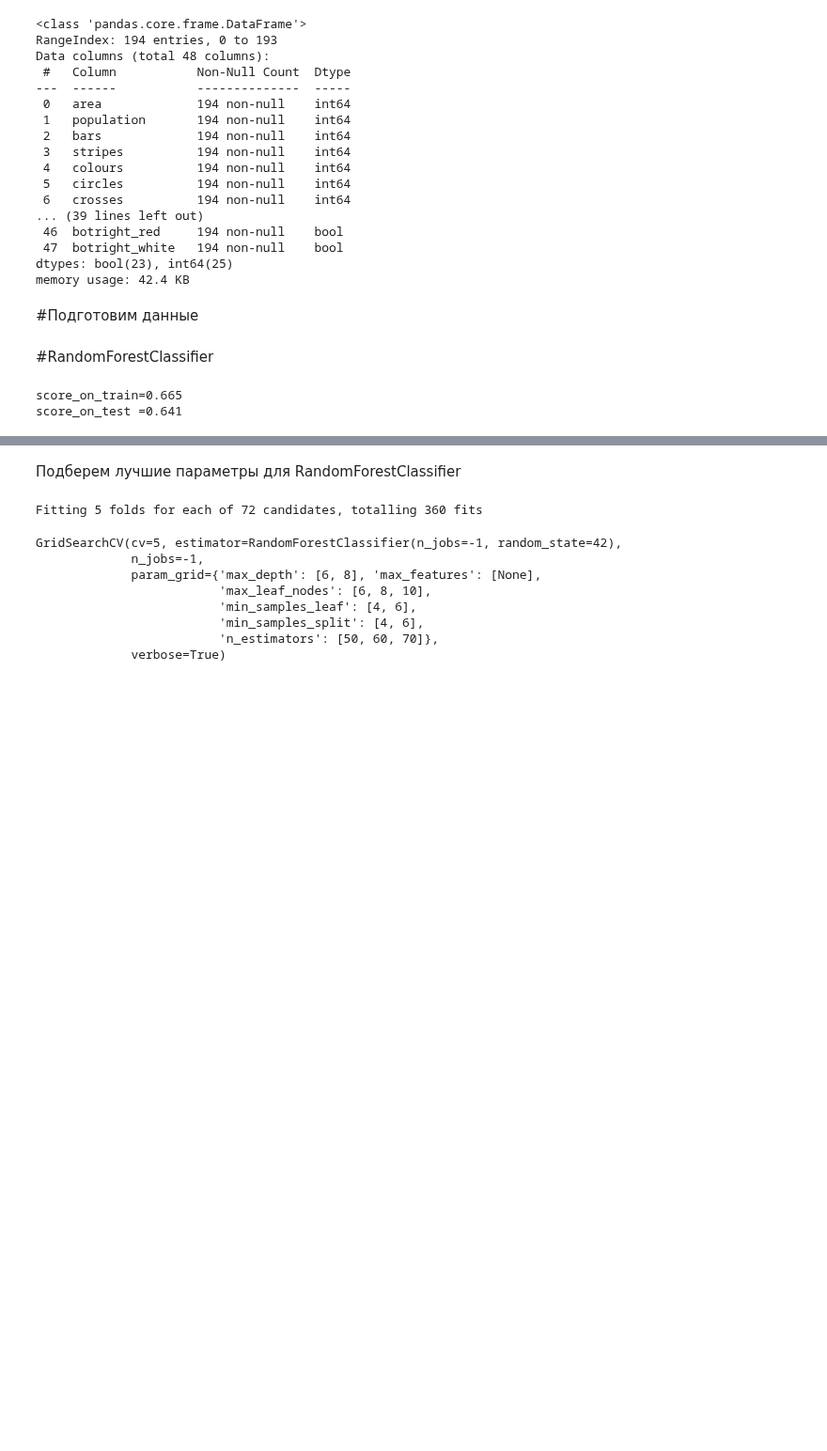
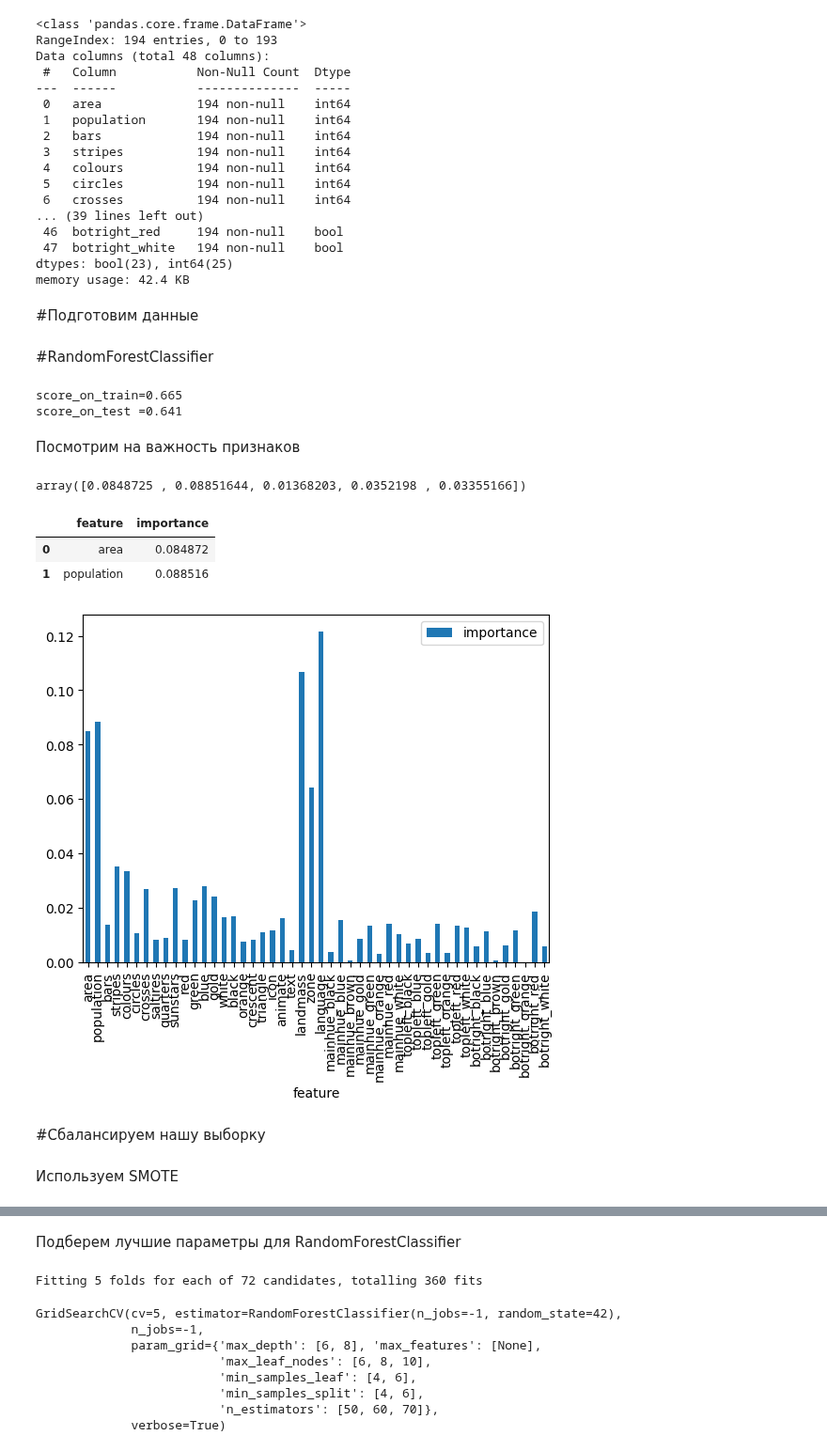
Before and after one commit to desve/AML-54, a Jupyter notebook: 16 Лабораторная работа по курсу/16 Homework_.ipynb, the cells around one changed output, grey strips where cells are left out. Shown at 94% size. Cells and saved outputs as stored; diff of their text form; code cells hidden in the pictures; blank space fills up the shorter version.

```diff
--- a/16 Лабораторная работа по курсу/16 Homework_.ipynb
+++ b/16 Лабораторная работа по курсу/16 Homework_.ipynb
@@ -276,3 +273,34 @@ print(f'score_on_test ={rfc.score(X_test, y_test) :.3f}')
 # %% [output]
 score_on_train=0.665
 score_on_test =0.641
+# %% [markdown]
+Посмотрим на важность признаков
+# %%
+# посмотрим на важность признаков
+importances = rfc.feature_importances_
+importances[:5]
+# %% [output]
+array([0.0848725 , 0.08851644, 0.01368203, 0.0352198 , 0.03355166])
+# %%
+# соберем df из feature и importance
+feature_importance = pd.DataFrame({'feature':feature_list, 'importance':importances})
+feature_importance.head(2)
+# %% [output]
+|  | feature | importance |
+| 0 | area | 0.084872 |
+| 1 | population | 0.088516 |
+# %%
+# посмотрим
+import matplotlib.pyplot as plt
+
+feature_importance.plot(x='feature',
+                        y='importance',
+                        kind='bar'
+                       )
+plt.show()
+# %% [output]
+[figure, added]
+# %% [markdown]
+#Сбалансируем нашу выборку
+# %% [markdown]
+Используем SMOTE
```
Also changed, not shown: parts of 11 cells of this notebook.
